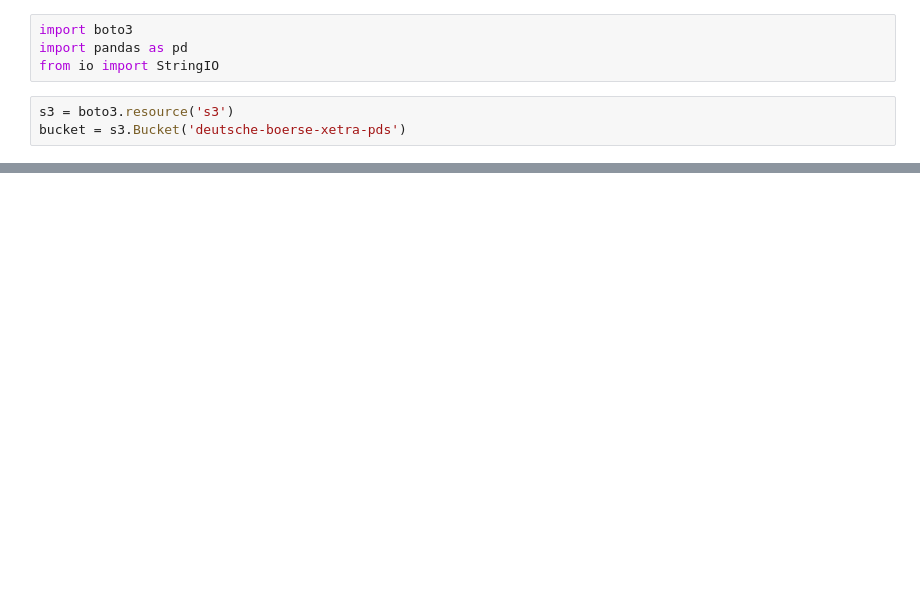
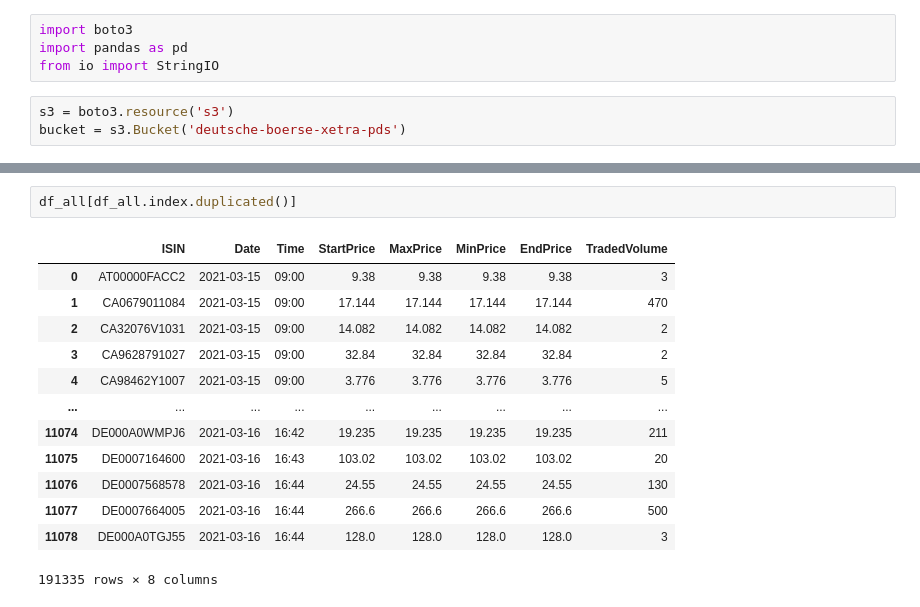
Before and after one commit to pythonlancer/xetra_etl_pipeline, a Jupyter notebook: Quick and Dirty Method.ipynb, the cells around one changed output, grey strips where cells are left out. Drawn from its saved outputs; the diff is of its cells as text; blank space fills up the shorter version.

```diff
--- a/Quick and Dirty Method.ipynb
+++ b/Quick and Dirty Method.ipynb
@@ -53,0 +81,16 @@ df
+# %%
+df_all[df_all.index.duplicated()]
+# %% [output]
+|  | ISIN | Date | Time | StartPrice | MaxPrice | MinPrice | EndPrice | TradedVolume |
+| 0 | AT00000FACC2 | 2021-03-15 | 09:00 | 9.38 | 9.38 | 9.38 | 9.38 | 3 |
+| 1 | CA0679011084 | 2021-03-15 | 09:00 | 17.144 | 17.144 | 17.144 | 17.144 | 470 |
+| 2 | CA32076V1031 | 2021-03-15 | 09:00 | 14.082 | 14.082 | 14.082 | 14.082 | 2 |
+| 3 | CA9628791027 | 2021-03-15 | 09:00 | 32.84 | 32.84 | 32.84 | 32.84 | 2 |
+| 4 | CA98462Y1007 | 2021-03-15 | 09:00 | 3.776 | 3.776 | 3.776 | 3.776 | 5 |
+| ... | ... | ... | ... | ... | ... | ... | ... | ... |
+| 11074 | DE000A0WMPJ6 | 2021-03-16 | 16:42 | 19.235 | 19.235 | 19.235 | 19.235 | 211 |
+| 11075 | DE0007164600 | 2021-03-16 | 16:43 | 103.02 | 103.02 | 103.02 | 103.02 | 20 |
+| 11076 | DE0007568578 | 2021-03-16 | 16:44 | 24.55 | 24.55 | 24.55 | 24.55 | 130 |
+| 11077 | DE0007664005 | 2021-03-16 | 16:44 | 266.6 | 266.6 | 266.6 | 266.6 | 500 |
+| 11078 | DE000A0TGJ55 | 2021-03-16 | 16:44 | 128.0 | 128.0 | 128.0 | 128.0 | 3 |
+191335 rows × 8 columns
```
Also changed, not shown: parts of 13 cells of this notebook, 1 other file.
